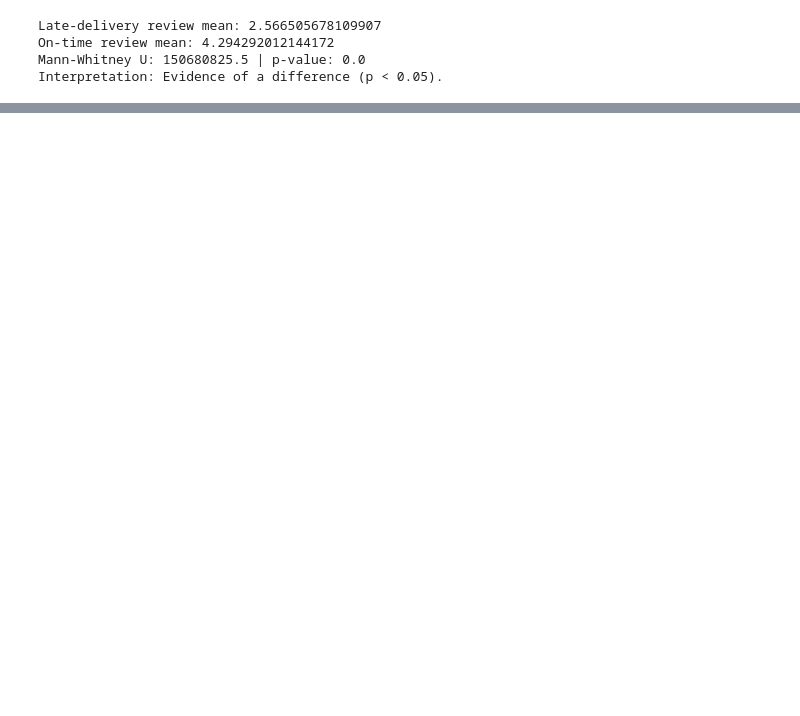
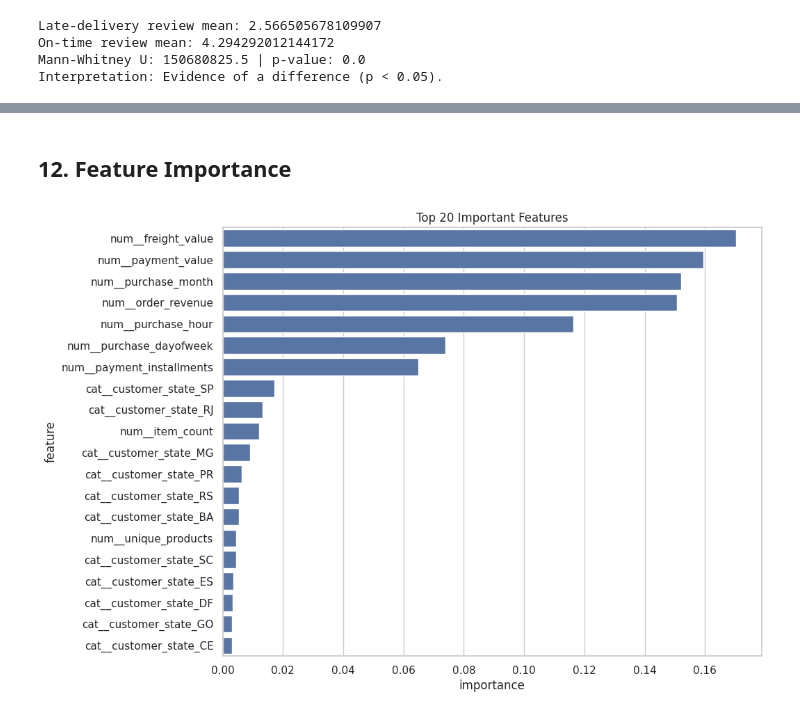
Before and after one commit to chitrasavithri176-cmyk/python-ex, a Jupyter notebook: Olist_Brazilian_Ecommerce_Data_Science_Project_.ipynb, the cells around one changed output, grey strips where cells are left out. Cells and saved outputs as stored; diff of their text form; code cells hidden in the pictures; blank space fills up the shorter version.

```diff
--- a/Olist_Brazilian_Ecommerce_Data_Science_Project_.ipynb
+++ b/Olist_Brazilian_Ecommerce_Data_Science_Project_.ipynb
@@ -140,6 +140,10 @@ review_agg = reviews.groupby("order_id").agg(
     review_score=("review_score", "mean"),
     review_text=("review_comment_message", "first")
 ).reset_index()
+
+# Safely reset products by dropping the translated column if it already exists from a previous run
+if "product_category_name_english" in products.columns:
+    products = products.drop(columns=["product_category_name_english"])
 
 products["product_category_name"] = products["product_category_name"].fillna("unknown")
 products = products.merge(category_translation, on="product_category_name", how="left")
@@ -637,0 +933,34 @@ print(classification_report(yte, nlp_pred, zero_division=0))
+# %% [markdown]
+## 12. Feature Importance
+# %%
+rf = trained_models["Random Forest"]
+
+feature_names = rf.named_steps[
+    "preprocess"
+].get_feature_names_out()
+
+importances = rf.named_steps[
+    "model"
+].feature_importances_
+
+importance_df = pd.DataFrame({
+    "feature": feature_names,
+    "importance": importances
+})
+
+importance_df = importance_df.sort_values(
+    "importance",
+    ascending=False
+)
+
+plt.figure(figsize=(10,8))
+sns.barplot(
+    x="importance",
+    y="feature",
+    data=importance_df.head(20)
+)
+
+plt.title("Top 20 Important Features")
+plt.show()
+# %% [output]
+[figure, added]
```
Also changed, not shown: parts of 55 cells of this notebook.
